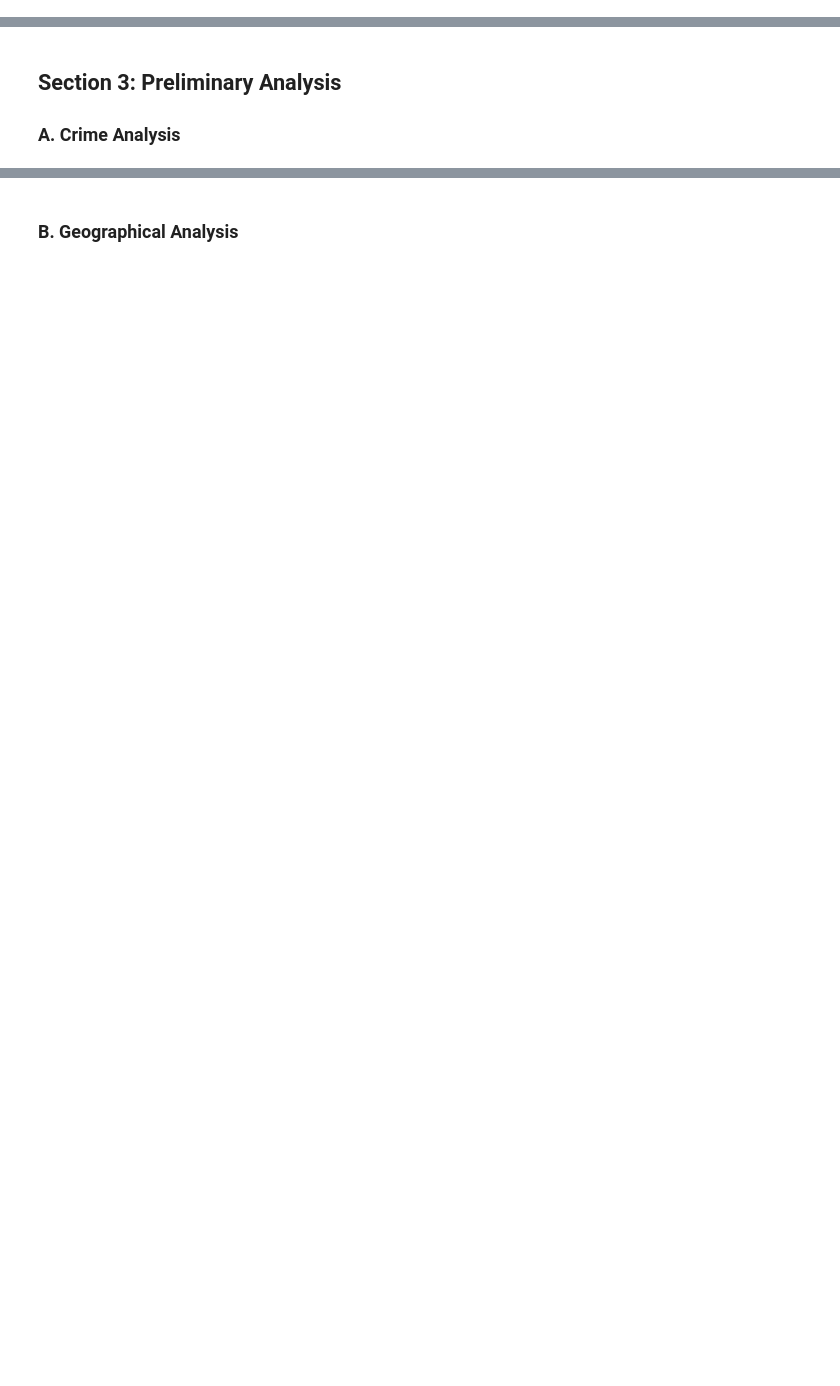
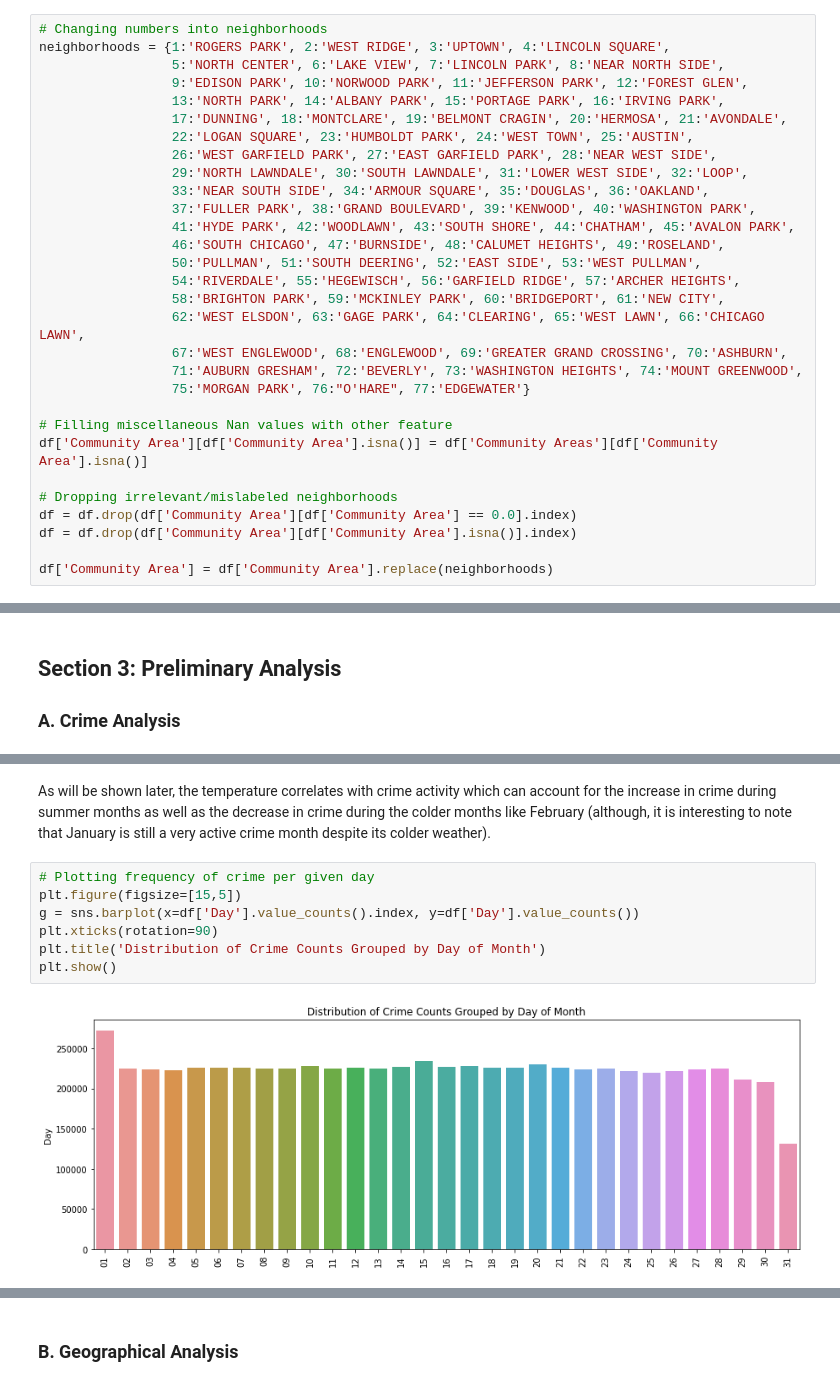
Before and after one commit to paulbenschmidt/chicago-crime, a Jupyter notebook: Predicting Chicago Crime.ipynb, the cells around one changed output, grey strips where cells are left out. Saved outputs shown, nothing was run; the diff lists cells and outputs as text; blank space fills up the shorter version.

```diff
--- a/Predicting Chicago Crime.ipynb
+++ b/Predicting Chicago Crime.ipynb
@@ -171 +189,31 @@ for entry in range(len(test)):
 df['weekday'] = day_of_week
+# %%
+# Changing numbers into neighborhoods
+neighborhoods = {1:'ROGERS PARK', 2:'WEST RIDGE', 3:'UPTOWN', 4:'LINCOLN SQUARE',
+                 5:'NORTH CENTER', 6:'LAKE VIEW', 7:'LINCOLN PARK', 8:'NEAR NORTH SIDE',
+                 9:'EDISON PARK', 10:'NORWOOD PARK', 11:'JEFFERSON PARK', 12:'FOREST GLEN',
+                 13:'NORTH PARK', 14:'ALBANY PARK', 15:'PORTAGE PARK', 16:'IRVING PARK',
+                 17:'DUNNING', 18:'MONTCLARE', 19:'BELMONT CRAGIN', 20:'HERMOSA', 21:'AVONDALE',
+                 22:'LOGAN SQUARE', 23:'HUMBOLDT PARK', 24:'WEST TOWN', 25:'AUSTIN',
+                 26:'WEST GARFIELD PARK', 27:'EAST GARFIELD PARK', 28:'NEAR WEST SIDE',
+                 29:'NORTH LAWNDALE', 30:'SOUTH LAWNDALE', 31:'LOWER WEST SIDE', 32:'LOOP',
+                 33:'NEAR SOUTH SIDE', 34:'ARMOUR SQUARE', 35:'DOUGLAS', 36:'OAKLAND',
+                 37:'FULLER PARK', 38:'GRAND BOULEVARD', 39:'KENWOOD', 40:'WASHINGTON PARK',
+                 41:'HYDE PARK', 42:'WOODLAWN', 43:'SOUTH SHORE', 44:'CHATHAM', 45:'AVALON PARK',
+                 46:'SOUTH CHICAGO', 47:'BURNSIDE', 48:'CALUMET HEIGHTS', 49:'ROSELAND',
+                 50:'PULLMAN', 51:'SOUTH DEERING', 52:'EAST SIDE', 53:'WEST PULLMAN',
+                 54:'RIVERDALE', 55:'HEGEWISCH', 56:'GARFIELD RIDGE', 57:'ARCHER HEIGHTS',
+                 58:'BRIGHTON PARK', 59:'MCKINLEY PARK', 60:'BRIDGEPORT', 61:'NEW CITY',
+                 62:'WEST ELSDON', 63:'GAGE PARK', 64:'CLEARING', 65:'WEST LAWN', 66:'CHICAGO LAWN',
+                 67:'WEST ENGLEWOOD', 68:'ENGLEWOOD', 69:'GREATER GRAND CROSSING', 70:'ASHBURN',
+                 71:'AUBURN GRESHAM', 72:'BEVERLY', 73:'WASHINGTON HEIGHTS', 74:'MOUNT GREENWOOD',
+                 75:'MORGAN PARK', 76:"O'HARE", 77:'EDGEWATER'}
+
+# Filling miscellaneous Nan values with other feature
+df['Community Area'][df['Community Area'].isna()] = df['Community Areas'][df['Community Area'].isna()]
+
+# Dropping irrelevant/mislabeled neighborhoods
+df = df.drop(df['Community Area'][df['Community Area'] == 0.0].index)
+df = df.drop(df['Community Area'][df['Community Area'].isna()].index)
+
+df['Community Area'] = df['Community Area'].replace(neighborhoods)
@@ -184,0 +258,11 @@ df.head()
+# %% [markdown]
+As will be shown later, the temperature correlates with crime activity which can account for the increase in crime during summer months as well as the decrease in crime during the colder months like February (although, it is interesting to note that January is still a very active crime month despite its colder weather).
+# %%
+# Plotting frequency of crime per given day
+plt.figure(figsize=[15,5])
+g = sns.barplot(x=df['Day'].value_counts().index, y=df['Day'].value_counts())
+plt.xticks(rotation=90)
+plt.title('Distribution of Crime Counts Grouped by Day of Month')
+plt.show()
+# %% [output]
+[figure, added]
```
Also changed, not shown: parts of 118 cells of this notebook.
